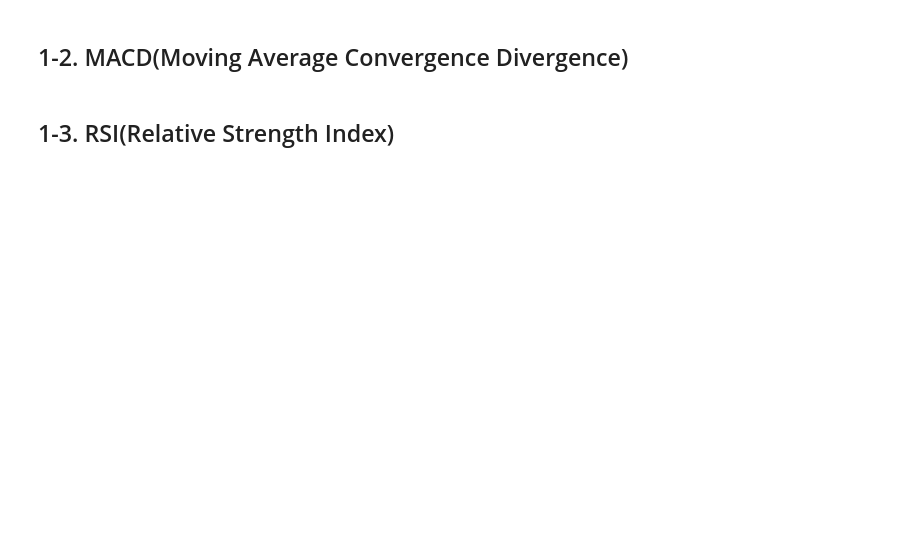
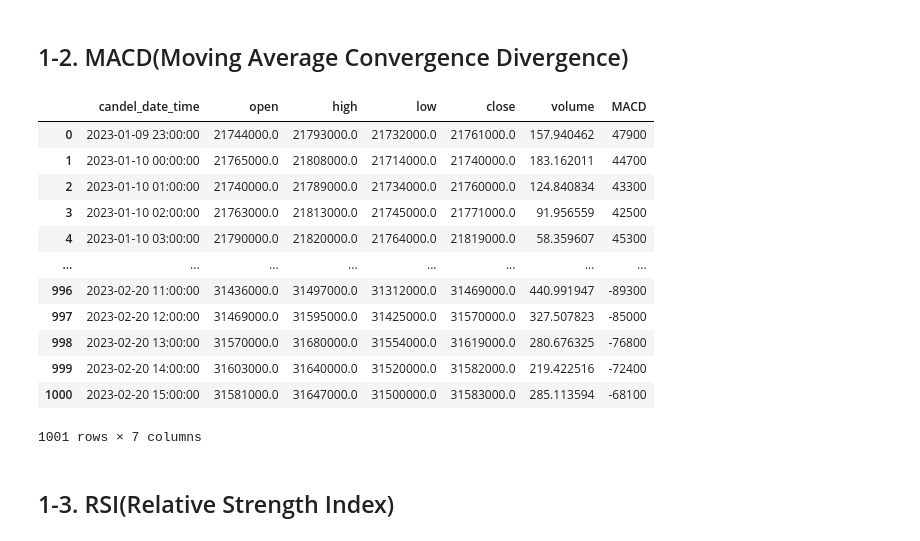
Before and after one commit to K-Digital-Coin/K-Digital_pjt_DA, a Jupyter notebook: DataPreprocessing.ipynb, the cells around one changed output. Saved outputs shown, nothing was run; the diff lists cells and outputs as text; code cells hidden in the pictures; blank space fills up the shorter version.

```diff
--- a/DataPreprocessing.ipynb
+++ b/DataPreprocessing.ipynb
@@ -65,5 +80,22 @@ def macd(ndf):
         i = i + 1
     return ndf
+# %%
+macddf = pd.read_csv('test_macd.csv',encoding='cp949')
+macddf
+# %% [output]
+|  | candel_date_time | open | high | low | close | volume | MACD |
+| 0 | 2023-01-09 23:00:00 | 21744000.0 | 21793000.0 | 21732000.0 | 21761000.0 | 157.940462 | 47900 |
+| 1 | 2023-01-10 00:00:00 | 21765000.0 | 21808000.0 | 21714000.0 | 21740000.0 | 183.162011 | 44700 |
+| 2 | 2023-01-10 01:00:00 | 21740000.0 | 21789000.0 | 21734000.0 | 21760000.0 | 124.840834 | 43300 |
+| 3 | 2023-01-10 02:00:00 | 21763000.0 | 21813000.0 | 21745000.0 | 21771000.0 | 91.956559 | 42500 |
+| 4 | 2023-01-10 03:00:00 | 21790000.0 | 21820000.0 | 21764000.0 | 21819000.0 | 58.359607 | 45300 |
+| ... | ... | ... | ... | ... | ... | ... | ... |
+| 996 | 2023-02-20 11:00:00 | 31436000.0 | 31497000.0 | 31312000.0 | 31469000.0 | 440.991947 | -89300 |
+| 997 | 2023-02-20 12:00:00 | 31469000.0 | 31595000.0 | 31425000.0 | 31570000.0 | 327.507823 | -85000 |
+| 998 | 2023-02-20 13:00:00 | 31570000.0 | 31680000.0 | 31554000.0 | 31619000.0 | 280.676325 | -76800 |
+| 999 | 2023-02-20 14:00:00 | 31603000.0 | 31640000.0 | 31520000.0 | 31582000.0 | 219.422516 | -72400 |
+| 1000 | 2023-02-20 15:00:00 | 31581000.0 | 31647000.0 | 31500000.0 | 31583000.0 | 285.113594 | -68100 |
+1001 rows × 7 columns
 # %% [markdown]
 ## 1-3. RSI(Relative Strength Index)
 # %%
```
Also changed, not shown: parts of 12 cells of this notebook, 11 other files.
